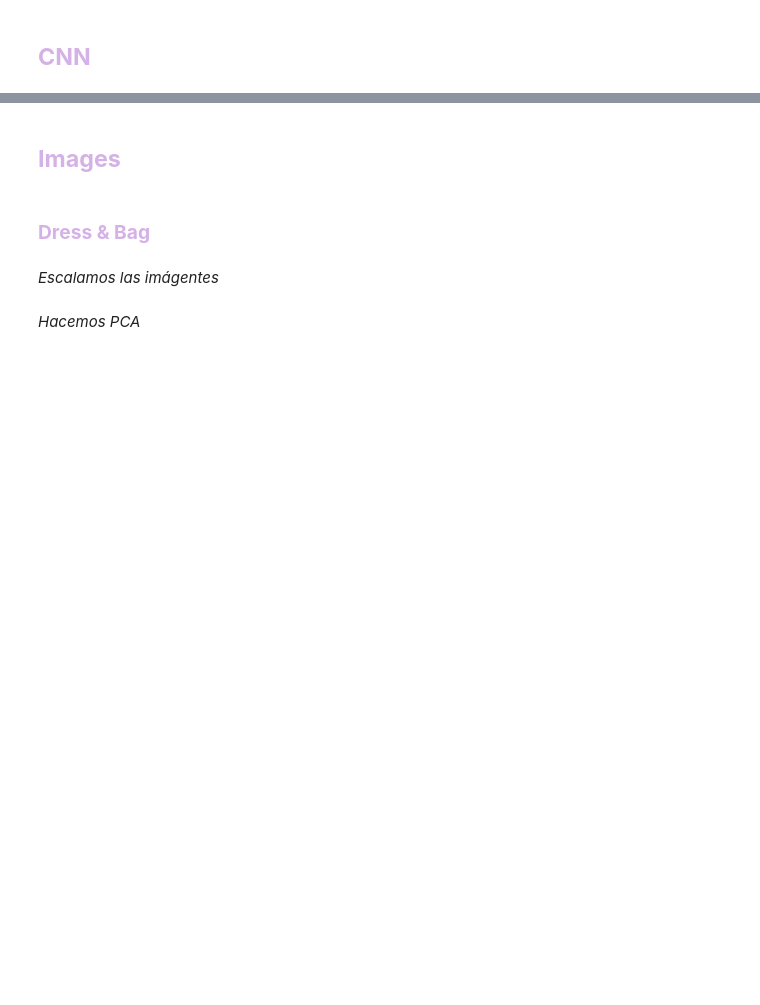
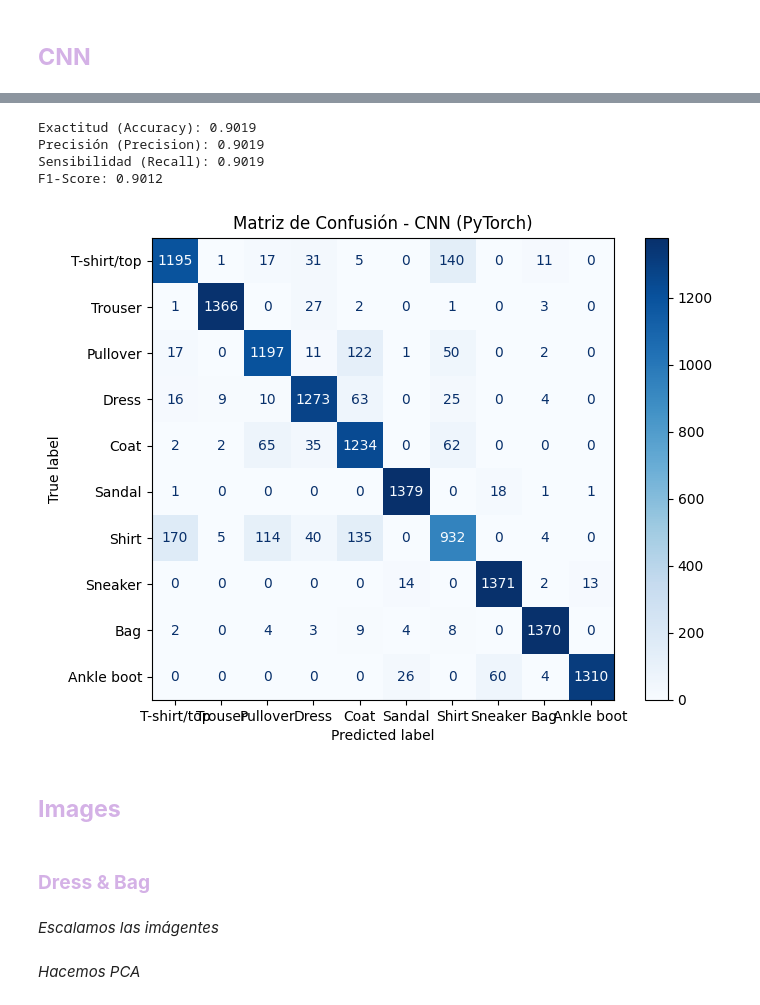
Before and after one commit to priscilacervantes25/Project-No.-1, a Jupyter notebook: Project1.ipynb, the cells around one changed output, grey strips where cells are left out. Saved outputs shown, nothing was run; the diff lists cells and outputs as text; code cells hidden in the pictures; blank space fills up the shorter version.

```diff
--- a/Project1.ipynb
+++ b/Project1.ipynb
@@ -222,3 +291,23 @@ plt.show()
+# %%
+print(f"Exactitud (Accuracy): {accuracy_score(y_test, y_pred_cnn):.4f}")
+print(f"Precisión (Precision): {precision_score(y_test, y_pred_cnn, average='macro'):.4f}")
+print(f"Sensibilidad (Recall): {recall_score(y_test, y_pred_cnn, average='macro'):.4f}")
+print(f"F1-Score: {f1_score(y_test, y_pred_cnn, average='macro'):.4f}")
+# %% [output]
+Exactitud (Accuracy): 0.9019
+Precisión (Precision): 0.9019
+Sensibilidad (Recall): 0.9019
+F1-Score: 0.9012
+# %%
+# Matriz de confusión
+cm_cnn = confusion_matrix(y_test, y_pred_cnn)
+disp = ConfusionMatrixDisplay(confusion_matrix=cm_cnn, display_labels=class_names)
+plt.figure(figsize=(8,6))
+disp.plot(cmap=plt.cm.Blues, values_format='d', ax=plt.gca())
+plt.title("Matriz de Confusión - CNN (PyTorch)")
+plt.show()
+# %% [output]
+[figure, added]
 # %% [markdown]
 ## <font color= #d4b1e6> **Images** </font>
 # %% [markdown]
```
Also changed, not shown: parts of 6 cells of this notebook.
